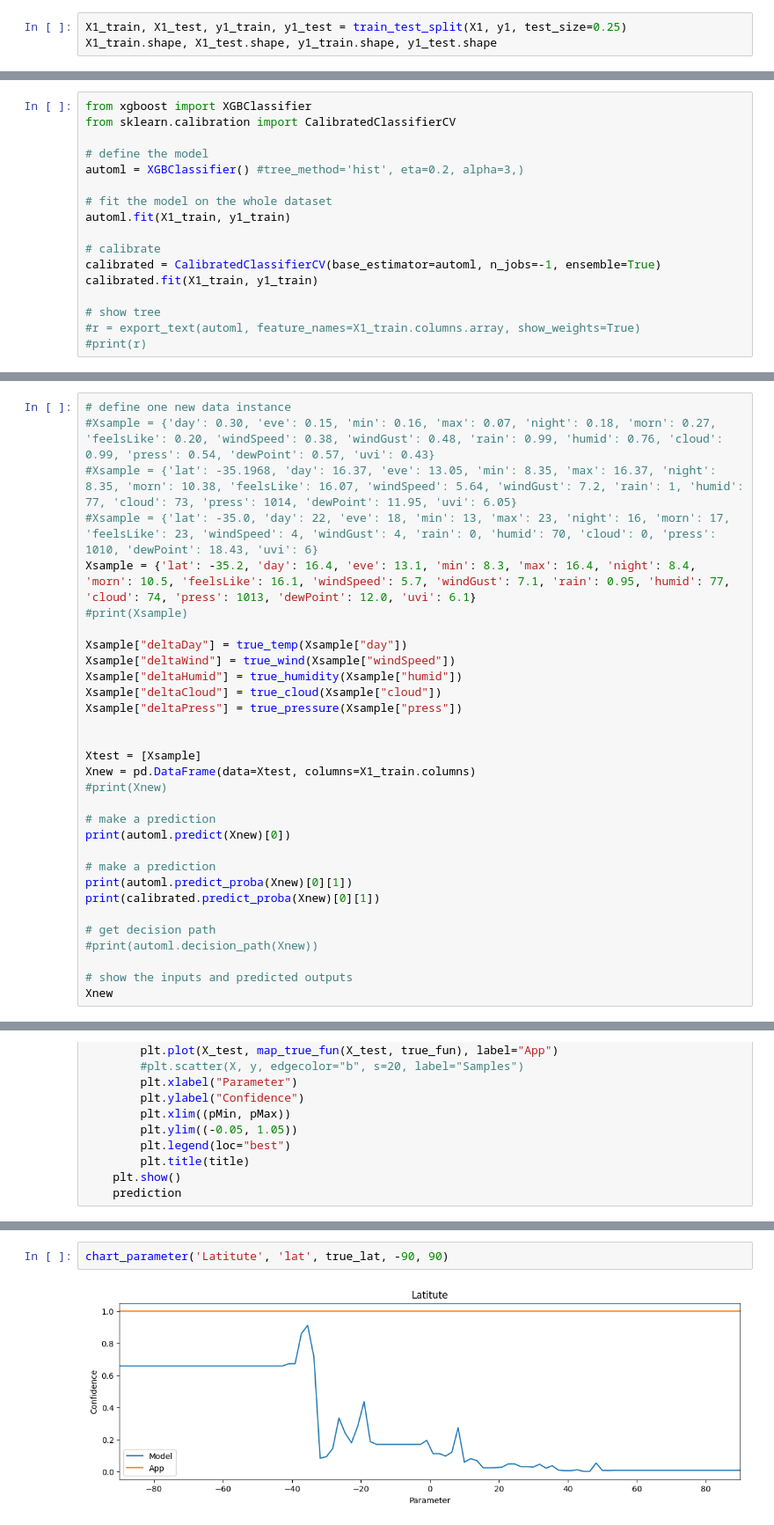
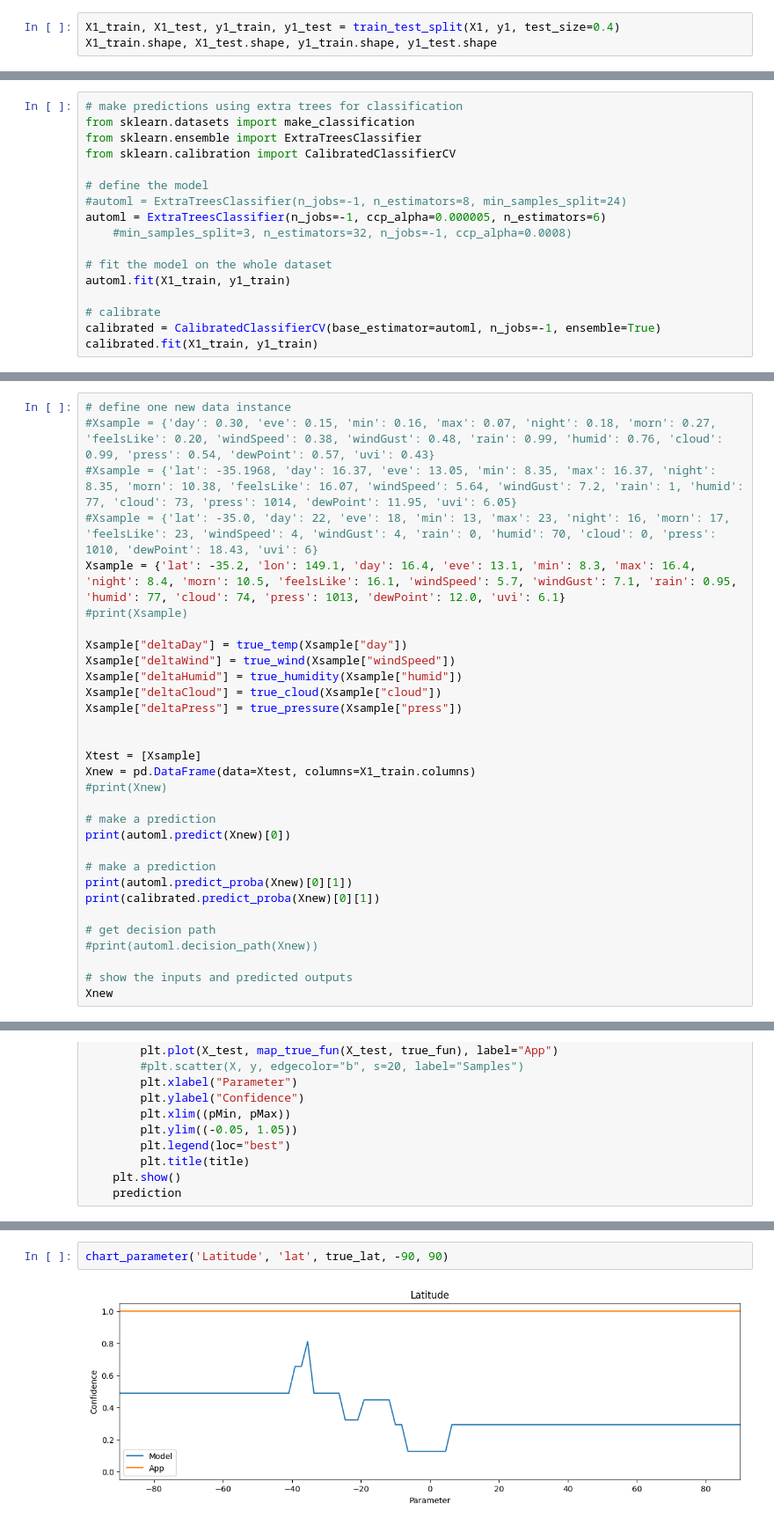
Before and after one commit to bradrushworth/nuptialflight, a Jupyter notebook: lib/models/autosklearn_classification.ipynb, the cells around one changed output, grey strips where cells are left out. Shown at 88% size. Drawn from its saved outputs; the diff is of its cells as text.

Commit message:
Release 2.3.0+66. Back to ExtraTreesClassifier with larger model and raw inputs.

```diff
--- a/lib/models/autosklearn_classification.ipynb
+++ b/lib/models/autosklearn_classification.ipynb
@@ -386,4 +367,4 @@ Name: deltaPress, dtype: float64
 # %%
-X1_train, X1_test, y1_train, y1_test = train_test_split(X1, y1, test_size=0.25)
+X1_train, X1_test, y1_train, y1_test = train_test_split(X1, y1, test_size=0.4)
 X1_train.shape, X1_test.shape, y1_train.shape, y1_test.shape
 # %% [output]
@@ -430,3 +411,20 @@ automl.fit(X1_train, y1_train)
 # calibrate
 calibrated = CalibratedClassifierCV(base_estimator=automl, n_jobs=-1, ensemble=False, cv=10)
 calibrated.fit(X1_train, y1_train)
+# %%
+# make predictions using extra trees for classification
+from sklearn.datasets import make_classification
+from sklearn.ensemble import ExtraTreesClassifier
+from sklearn.calibration import CalibratedClassifierCV
+
+# define the model
+#automl = ExtraTreesClassifier(n_jobs=-1, n_estimators=8, min_samples_split=24)
+automl = ExtraTreesClassifier(n_jobs=-1, ccp_alpha=0.000005, n_estimators=6)
+    #min_samples_split=3, n_estimators=32, n_jobs=-1, ccp_alpha=0.0008)
+
+# fit the model on the whole dataset
+automl.fit(X1_train, y1_train)
+
+# calibrate
+calibrated = CalibratedClassifierCV(base_estimator=automl, n_jobs=-1, ensemble=True)
+calibrated.fit(X1_train, y1_train)
@@ -485,17 +472,0 @@ calibrated
-# %%
-from xgboost import XGBClassifier
-from sklearn.calibration import CalibratedClassifierCV
-
-# define the model
-automl = XGBClassifier() #tree_method='hist', eta=0.2, alpha=3,)
-
-# fit the model on the whole dataset
-automl.fit(X1_train, y1_train)
-
-# calibrate
-calibrated = CalibratedClassifierCV(base_estimator=automl, n_jobs=-1, ensemble=True)
-calibrated.fit(X1_train, y1_train)
-
-# show tree
-#r = export_text(automl, feature_names=X1_train.columns.array, show_weights=True)
-#print(r)
@@ -657,7 +610,7 @@ lazy.save('final_model6.json')
 #Xsample = {'day': 0.30, 'eve': 0.15, 'min': 0.16, 'max': 0.07, 'night': 0.18, 'morn': 0.27, 'feelsLike': 0.20, 'windSpeed': 0.38, 'windGust': 0.48, 'rain': 0.99, 'humid': 0.76, 'cloud': 0.99, 'press': 0.54, 'dewPoint': 0.57, 'uvi': 0.43}
 #Xsample = {'lat': -35.1968, 'day': 16.37, 'eve': 13.05, 'min': 8.35, 'max': 16.37, 'night': 8.35, 'morn': 10.38, 'feelsLike': 16.07, 'windSpeed': 5.64, 'windGust': 7.2, 'rain': 1, 'humid': 77, 'cloud': 73, 'press': 1014, 'dewPoint': 11.95, 'uvi': 6.05}
 #Xsample = {'lat': -35.0, 'day': 22, 'eve': 18, 'min': 13, 'max': 23, 'night': 16, 'morn': 17, 'feelsLike': 23, 'windSpeed': 4, 'windGust': 4, 'rain': 0, 'humid': 70, 'cloud': 0, 'press': 1010, 'dewPoint': 18.43, 'uvi': 6}
-Xsample = {'lat': -35.2, 'day': 16.4, 'eve': 13.1, 'min': 8.3, 'max': 16.4, 'night': 8.4, 'morn': 10.5, 'feelsLike': 16.1, 'windSpeed': 5.7, 'windGust': 7.1, 'rain': 0.95, 'humid': 77, 'cloud': 74, 'press': 1013, 'dewPoint': 12.0, 'uvi': 6.1}
+Xsample = {'lat': -35.2, 'lon': 149.1, 'day': 16.4, 'eve': 13.1, 'min': 8.3, 'max': 16.4, 'night': 8.4, 'morn': 10.5, 'feelsLike': 16.1, 'windSpeed': 5.7, 'windGust': 7.1, 'rain': 0.95, 'humid': 77, 'cloud': 74, 'press': 1013, 'dewPoint': 12.0, 'uvi': 6.1}
 #print(Xsample)
 
 Xsample["deltaDay"] = true_temp(Xsample["day"])
@@ -778,4 +723,4 @@ chart_parameter('Dew Point', 'dew_point', true_dewPoint, 0, 25)
 # %%
-chart_parameter('Latitute', 'lat', true_lat, -90, 90)
+chart_parameter('Latitude', 'lat', true_lat, -90, 90)
 # %% [output]
-[figure, old version]
+[figure, new version]
```
Also changed, not shown: parts of 52 cells of this notebook, 6 other files.
